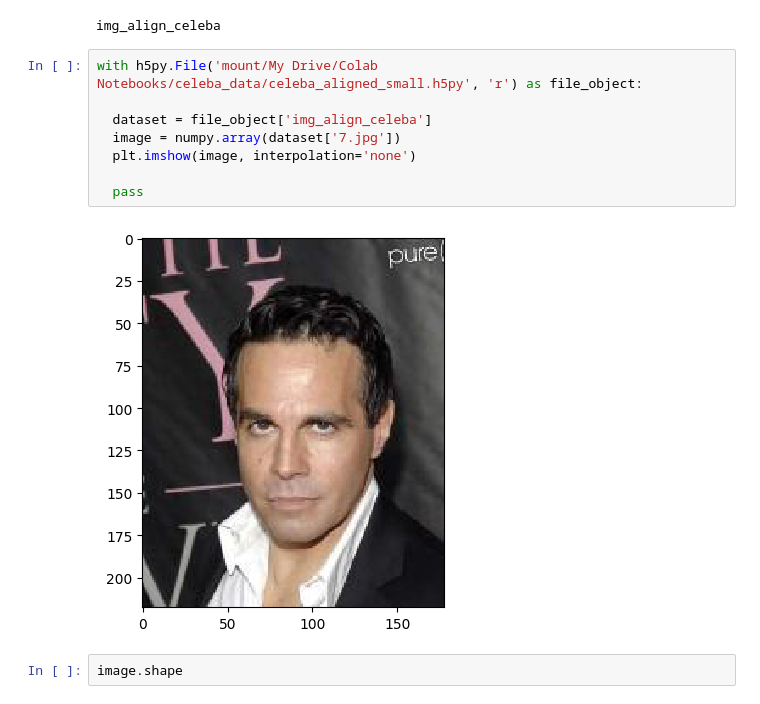
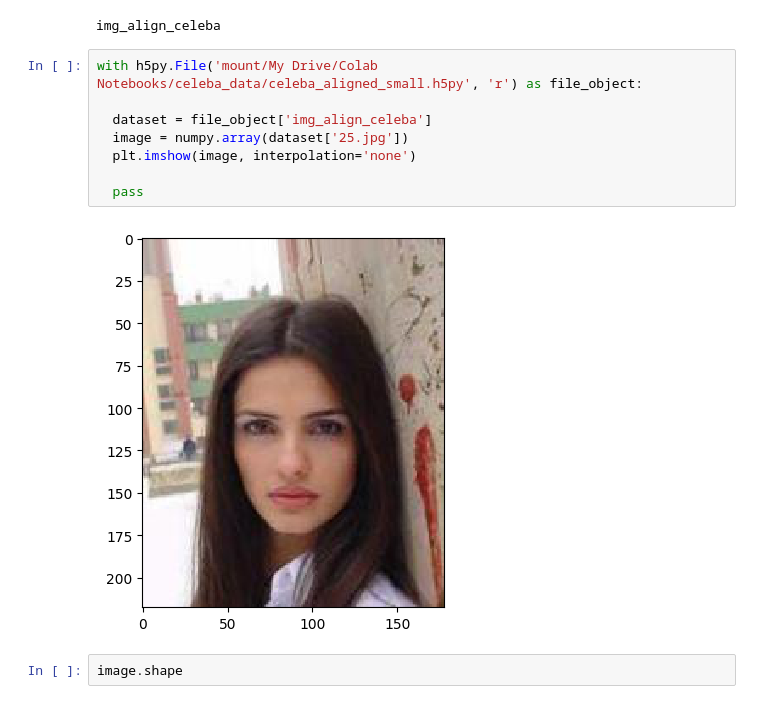
Before and after one commit to dsadasafd/GAN, a Jupyter notebook: explore_celeba_data_hdf5.ipynb, the cells around one changed output. Cells and saved outputs as stored; diff of their text form.

```diff
--- a/explore_celeba_data_hdf5.ipynb
+++ b/explore_celeba_data_hdf5.ipynb
@@ -20,13 +20,13 @@ img_align_celeba
 # %%
 with h5py.File('mount/My Drive/Colab Notebooks/celeba_data/celeba_aligned_small.h5py', 'r') as file_object:
 
   dataset = file_object['img_align_celeba']
-  image = numpy.array(dataset['7.jpg'])
+  image = numpy.array(dataset['25.jpg'])
   plt.imshow(image, interpolation='none')
 
   pass
 # %% [output]
-[figure, old version]
+[figure, new version]
 # %%
 image.shape
 # %% [output]
```
Also changed, not shown: parts of 1 cell of this notebook.
